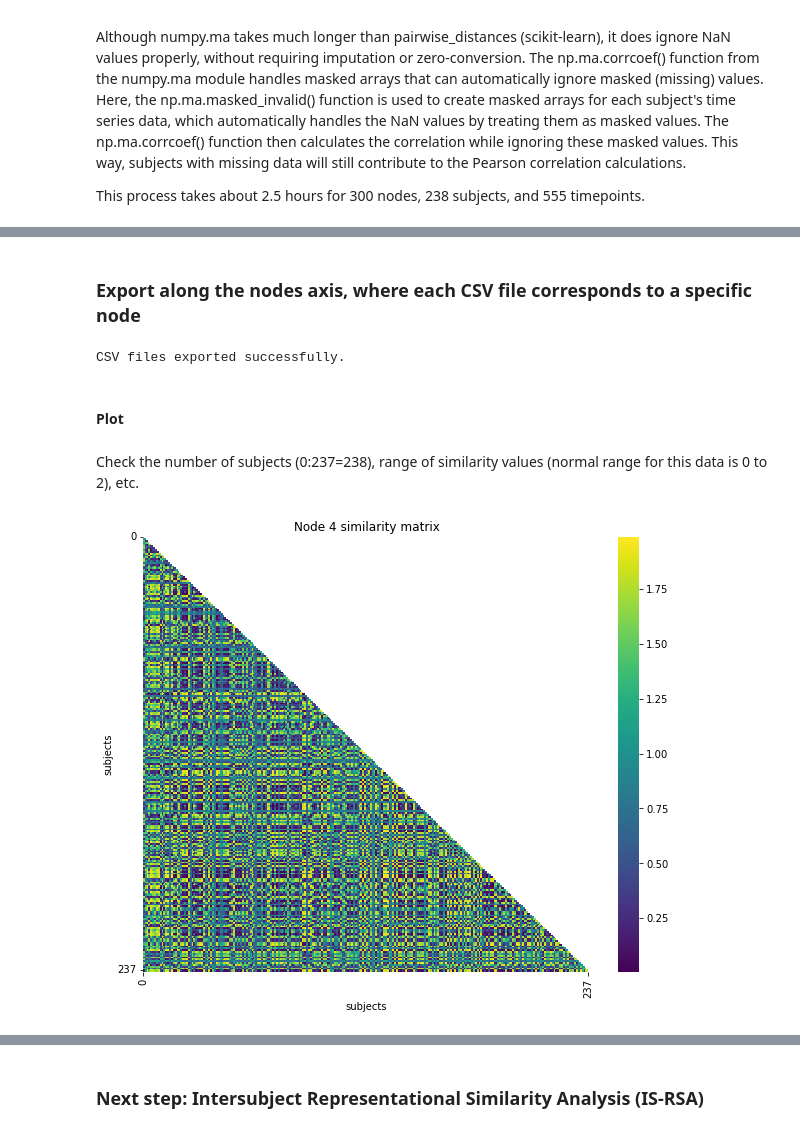
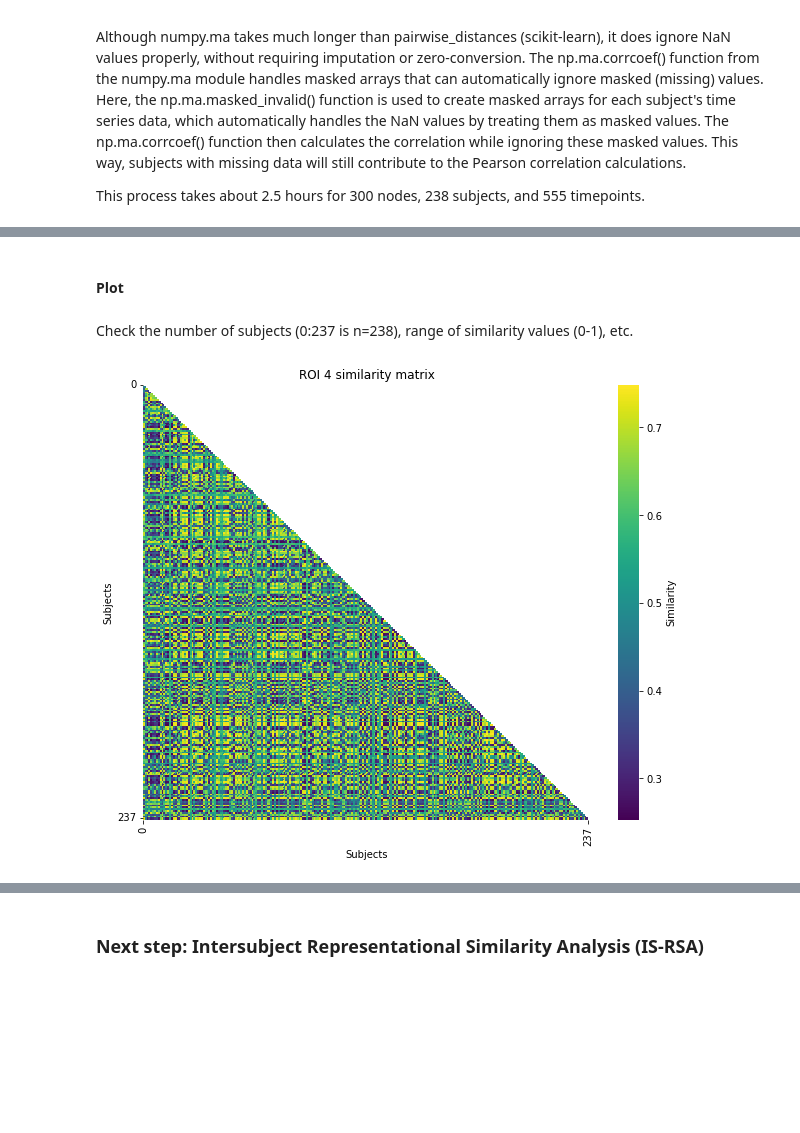
Before and after one commit to christiennedamatac/sps_mfMRI, a Jupyter notebook: inter-subject_correlation_mfMRI_similarity.ipynb, the cells around one changed output, grey strips where cells are left out. Cells and saved outputs as stored; diff of their text form; code cells hidden in the pictures; blank space fills up the shorter version.

```diff
--- a/inter-subject_correlation_mfMRI_similarity.ipynb
+++ b/inter-subject_correlation_mfMRI_similarity.ipynb
@@ -612,67 +600,38 @@ similarity_matrices = np.load("analysis/similarity_matrices.npy")
-# %% [markdown]
-### Export along the nodes axis, where each CSV file corresponds to a specific node
-# %%
-import numpy as np
-import os
-import shutil
-
-# Assuming similarity_matrices is the 3D array with shape (238, 238, 300)
-n_subs, _, n_nodes = similarity_matrices.shape
-
-# Create a directory to store the CSV files
-output_dir = "analysis/similarity_matrices_mfMRI"
-
-# Delete the output directory if it exists
-if os.path.exists(output_dir):
-    shutil.rmtree(output_dir)
-
-# Create the output directory
-os.makedirs(output_dir)
-
-# Loop through the nodes and export each slice as a CSV file
-for node_idx in range(n_nodes):
-    node_slice = similarity_matrices[:, :, node_idx]
-    csv_file_path = os.path.join(output_dir, f"node_{node_idx + 1}.csv")
-    np.savetxt(csv_file_path, node_slice, delimiter=',', fmt='%f')
-
-print("CSV files exported successfully.")
-# %% [output]
-CSV files exported successfully.
 # %% [markdown]
 #### Plot
 # %% [markdown]
-Check the number of subjects (0:237=238), range of similarity values (normal range for this data is 0 to 2), etc.
+Check the number of subjects (0:237 is n=238), range of similarity values (0-1), etc.
 # %%
 import pandas as pd
 import matplotlib.pyplot as plt
 import seaborn as sns
 
 node = 4
 
 # Define the path to your CSV file
-csv_path = f'analysis/similarity_matrices_mfMRI/similarity_matrix_node_{node}.csv'
+csv_path = f'analysis/similarity_matrices_mfMRI/similarity_node_{node}.csv'
 
 # Load the CSV file into a DataFrame without row names and header
 data = pd.read_csv(csv_path, header=None)
 
 plt.figure(figsize=(10, 8))  # Adjust the figure size as needed
 
 # Generate a mask for the upper triangle
 mask = np.triu(np.ones_like(data, dtype=bool))
 
 # Plot the heatmap using the Viridis color map
-sns.heatmap(data, cmap='viridis', cbar=True, mask=mask)
+sns.heatmap(data, cmap='viridis', cbar=True, cbar_kws={'label': 'Similarity'}, mask=mask)
 
 # Set x-axis and y-axis tick labels to only minimum and maximum values
 x_ticks = [0, data.shape[1] - 1]
 y_ticks = [0, data.shape[0] - 1]
 plt.xticks(x_ticks, labels=data.columns[x_ticks], rotation='vertical')
 plt.yticks(y_ticks, labels=data.index[y_ticks])
 
-plt.title(f'Node {node} similarity matrix')
-plt.xlabel('subjects')
-plt.ylabel('subjects')
+plt.title(f'ROI {node} similarity matrix')
+plt.xlabel('Subjects')
+plt.ylabel('Subjects')
 
 plt.show()
 # %% [output]
-[figure, old version]
+[figure, new version]
```
Also changed, not shown: parts of 14 cells of this notebook.
